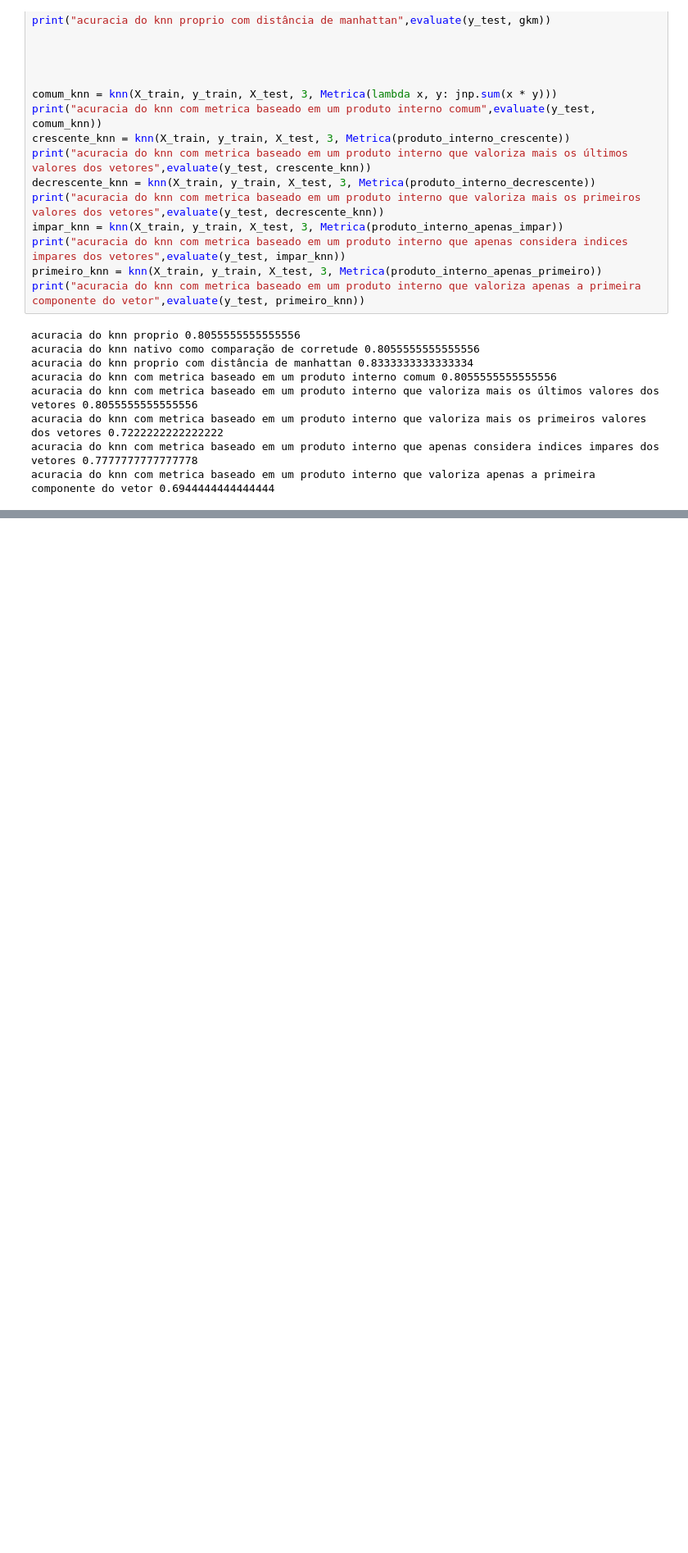
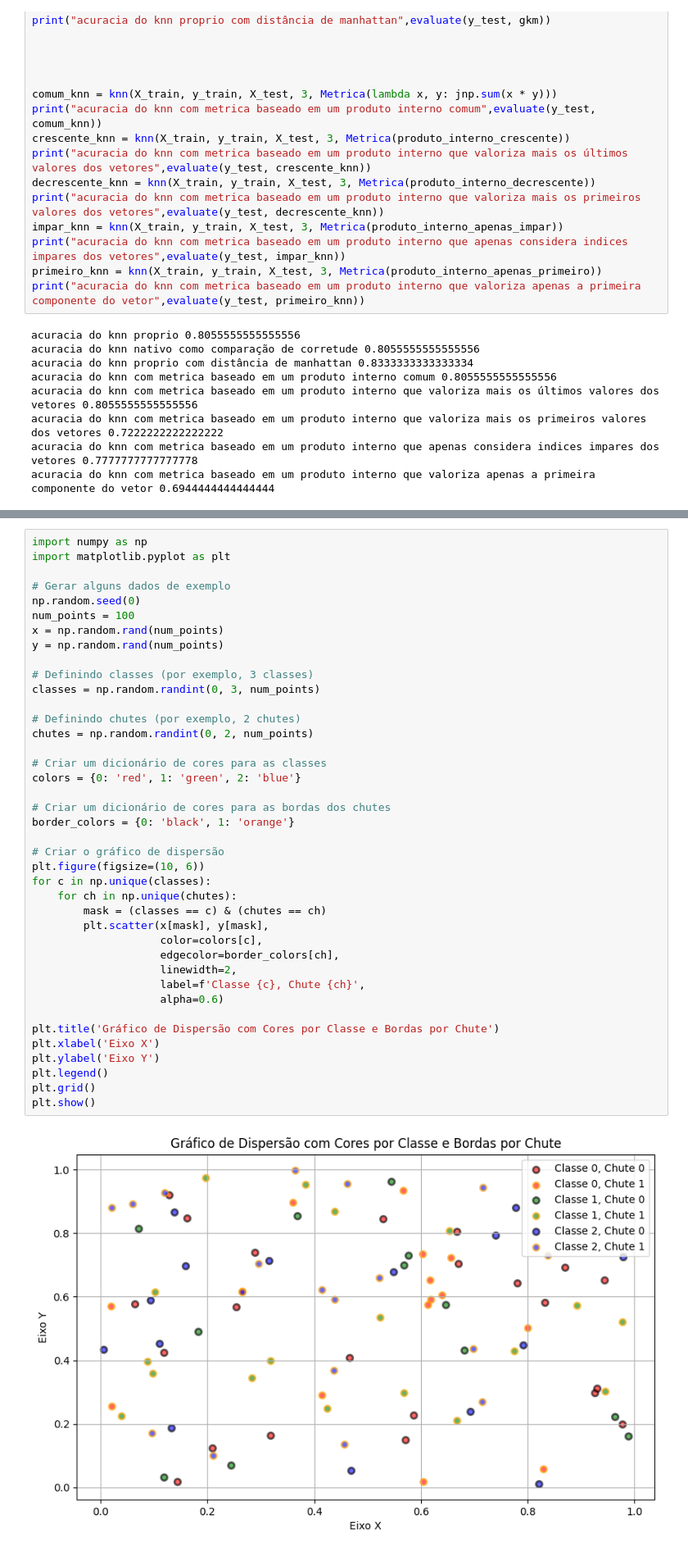
Before and after one commit to salocinrevenge/AlgeLin-ML, a Jupyter notebook: tarefa1.ipynb, the cells around one changed output, grey strips where cells are left out. Shown at 82% size. Drawn from its saved outputs; the diff is of its cells as text; blank space fills up the shorter version.

```diff
--- a/tarefa1.ipynb
+++ b/tarefa1.ipynb
@@ -280,0 +385,42 @@ A matriz é ortonormal
+# %%
+import numpy as np
+import matplotlib.pyplot as plt
+
+# Gerar alguns dados de exemplo
+np.random.seed(0)
+num_points = 100
+x = np.random.rand(num_points)
+y = np.random.rand(num_points)
+
+# Definindo classes (por exemplo, 3 classes)
+classes = np.random.randint(0, 3, num_points)
+
+# Definindo chutes (por exemplo, 2 chutes)
+chutes = np.random.randint(0, 2, num_points)
+
+# Criar um dicionário de cores para as classes
+colors = {0: 'red', 1: 'green', 2: 'blue'}
+
+# Criar um dicionário de cores para as bordas dos chutes
+border_colors = {0: 'black', 1: 'orange'}
+
+# Criar o gráfico de dispersão
+plt.figure(figsize=(10, 6))
+for c in np.unique(classes):
+    for ch in np.unique(chutes):
+        mask = (classes == c) & (chutes == ch)
+        plt.scatter(x[mask], y[mask],
+                    color=colors[c],
+                    edgecolor=border_colors[ch],
+                    linewidth=2,
+                    label=f'Classe {c}, Chute {ch}',
+                    alpha=0.6)
+
+plt.title('Gráfico de Dispersão com Cores por Classe e Bordas por Chute')
+plt.xlabel('Eixo X')
+plt.ylabel('Eixo Y')
+plt.legend()
+plt.grid()
+plt.show()
+# %% [output]
+[figure, added]
```
Also changed, not shown: parts of 9 cells of this notebook.
